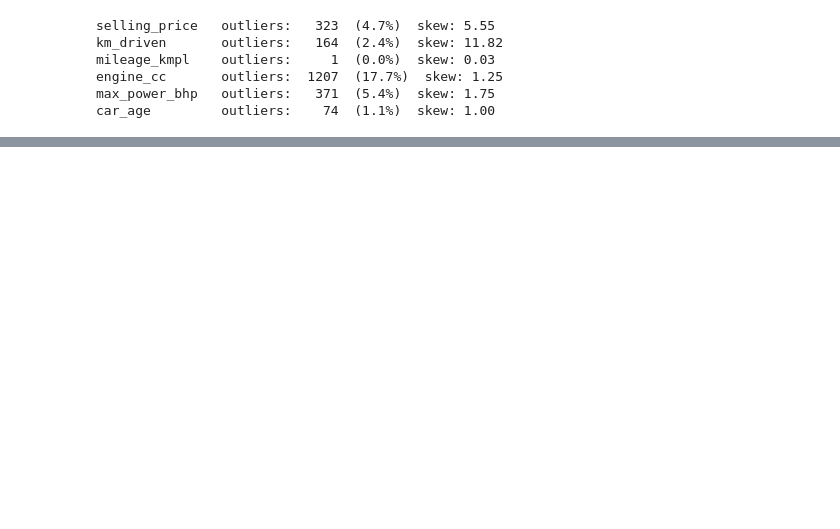
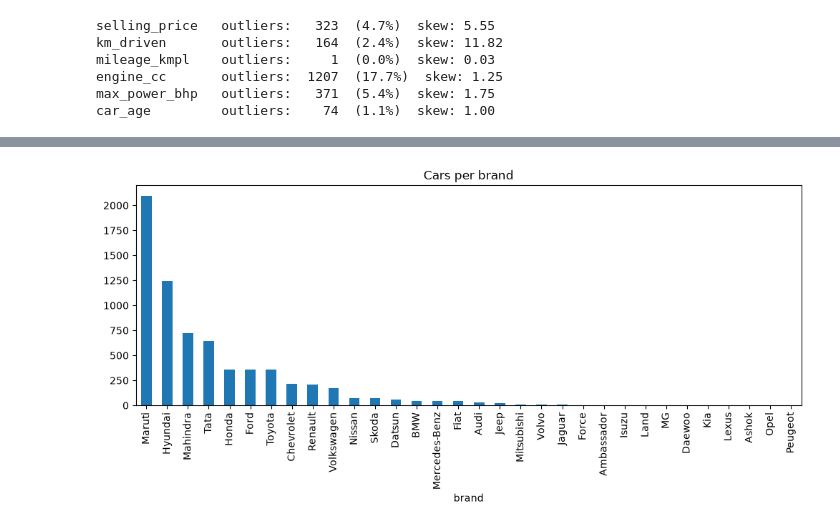
Before and after one commit to momen5406/ml-project, a Jupyter notebook: part_a_numerical/notebooks/01_data_preprocessing.ipynb, the cells around one changed output, grey strips where cells are left out. Cells and saved outputs as stored; diff of their text form; code cells hidden in the pictures; blank space fills up the shorter version.

```diff
--- a/part_a_numerical/notebooks/01_data_preprocessing.ipynb
+++ b/part_a_numerical/notebooks/01_data_preprocessing.ipynb
@@ -461,0 +587,5 @@ car_age         outliers:    74  (1.1%)  skew: 1.00
+# %%
+df_clean['brand'].value_counts().plot(kind='bar', figsize=(12, 4), title='Cars per brand')
+plt.show()
+# %% [output]
+[figure, added]
```
Also changed, not shown: parts of 49 cells of this notebook, 3 other files.
